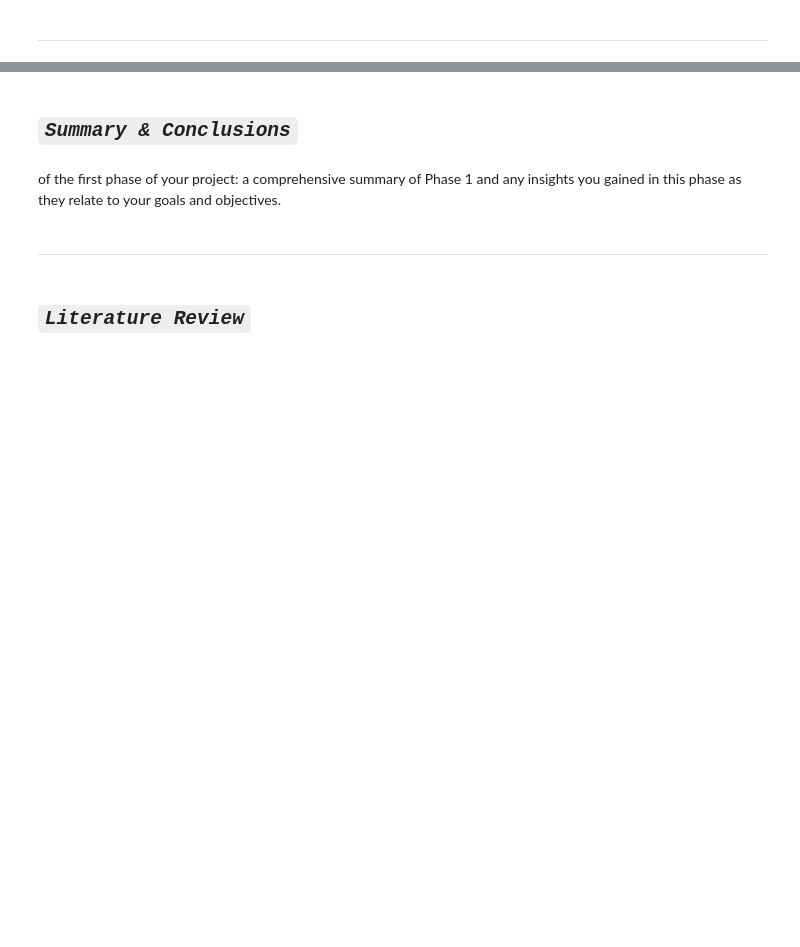
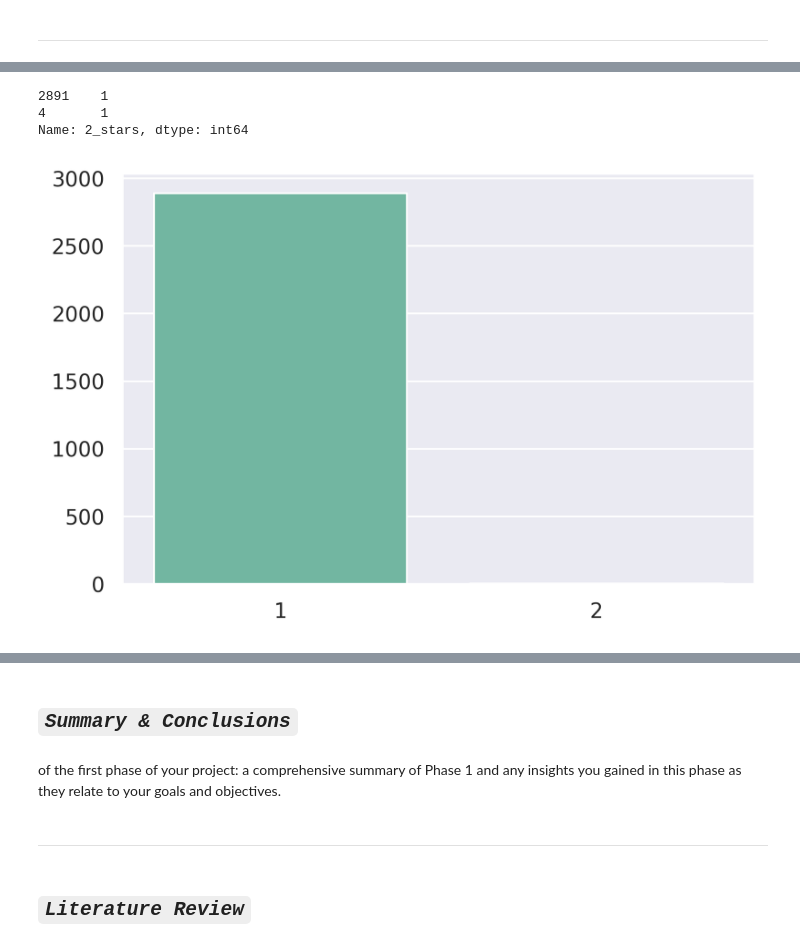
Before and after one commit to RafDingo/Maths40, a Jupyter notebook: Maths40.ipynb, the cells around one changed output, grey strips where cells are left out. Cells and saved outputs as stored; diff of their text form; code cells hidden in the pictures; blank space fills up the shorter version.

```diff
--- a/Maths40.ipynb
+++ b/Maths40.ipynb
@@ -356,0 +488,12 @@ Shape: (2895, 20)
+# %%
+# convert to log transformation. 2 stars has only 4 entries
+temp_df = df['2_stars'].value_counts()
+x = np.linspace(1, temp_df.nunique(), temp_df.nunique(), dtype=int)
+y = temp_df.to_list()
+sns.barplot(x=x, y=y, palette='Set2')
+print(temp_df.value_counts())
+# %% [output]
+2891    1
+4       1
+Name: 2_stars, dtype: int64
+[figure, added]
```
Also changed, not shown: parts of 21 cells of this notebook.
